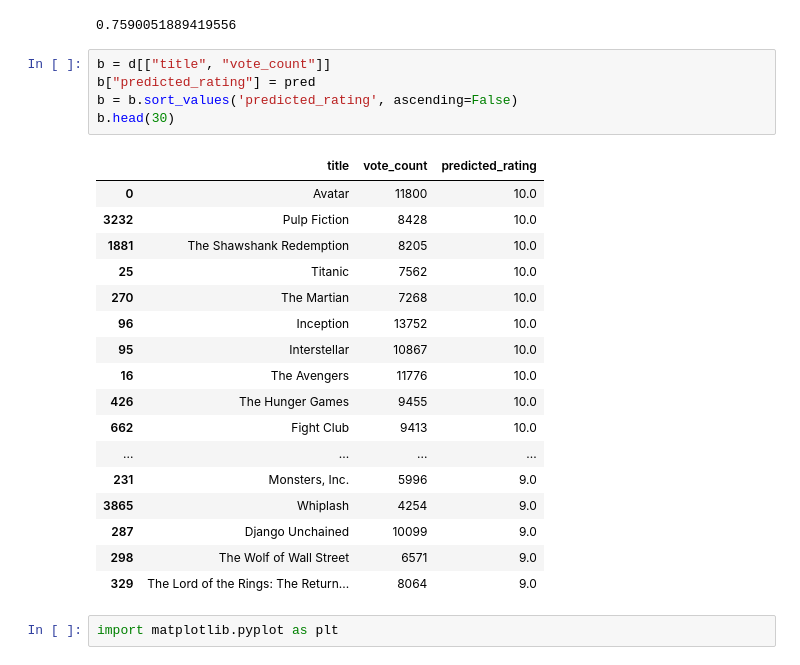
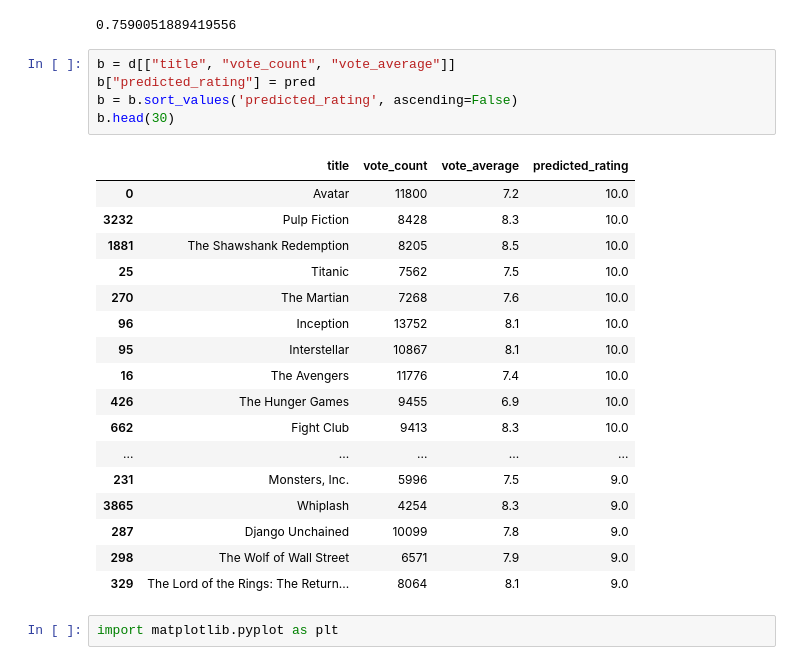
Before and after one commit to MizanMustakim/Big_data_movie_project, a Jupyter notebook: Big_data_movie_project.ipynb, the cells around one changed output. Cells and saved outputs as stored; diff of their text form.

```diff
--- a/Big_data_movie_project.ipynb
+++ b/Big_data_movie_project.ipynb
@@ -836,28 +836,28 @@ rmse_DL
 # %% [output]
 0.7590051889419556
 # %%
-b = d[["title", "vote_count"]]
+b = d[["title", "vote_count", "vote_average"]]
 b["predicted_rating"] = pred
 b = b.sort_values('predicted_rating', ascending=False)
 b.head(30)
 # %% [output]
-|  | title | vote_count | predicted_rating |
-| 0 | Avatar | 11800 | 10.0 |
-| 3232 | Pulp Fiction | 8428 | 10.0 |
-| 1881 | The Shawshank Redemption | 8205 | 10.0 |
-| 25 | Titanic | 7562 | 10.0 |
-| 270 | The Martian | 7268 | 10.0 |
-| 96 | Inception | 13752 | 10.0 |
-| 95 | Interstellar | 10867 | 10.0 |
-| 16 | The Avengers | 11776 | 10.0 |
-| 426 | The Hunger Games | 9455 | 10.0 |
-| 662 | Fight Club | 9413 | 10.0 |
-| ... | ... | ... | ... |
-| 231 | Monsters, Inc. | 5996 | 9.0 |
-| 3865 | Whiplash | 4254 | 9.0 |
-| 287 | Django Unchained | 10099 | 9.0 |
-| 298 | The Wolf of Wall Street | 6571 | 9.0 |
-| 329 | The Lord of the Rings: The Return... | 8064 | 9.0 |
+|  | title | vote_count | vote_average | predicted_rating |
+| 0 | Avatar | 11800 | 7.2 | 10.0 |
+| 3232 | Pulp Fiction | 8428 | 8.3 | 10.0 |
+| 1881 | The Shawshank Redemption | 8205 | 8.5 | 10.0 |
+| 25 | Titanic | 7562 | 7.5 | 10.0 |
+| 270 | The Martian | 7268 | 7.6 | 10.0 |
+| 96 | Inception | 13752 | 8.1 | 10.0 |
+| 95 | Interstellar | 10867 | 8.1 | 10.0 |
+| 16 | The Avengers | 11776 | 7.4 | 10.0 |
+| 426 | The Hunger Games | 9455 | 6.9 | 10.0 |
+| 662 | Fight Club | 9413 | 8.3 | 10.0 |
+| ... | ... | ... | ... | ... |
+| 231 | Monsters, Inc. | 5996 | 7.5 | 9.0 |
+| 3865 | Whiplash | 4254 | 8.3 | 9.0 |
+| 287 | Django Unchained | 10099 | 7.8 | 9.0 |
+| 298 | The Wolf of Wall Street | 6571 | 7.9 | 9.0 |
+| 329 | The Lord of the Rings: The Return... | 8064 | 8.1 | 9.0 |
 # %%
 import matplotlib.pyplot as plt
 # %%
```
